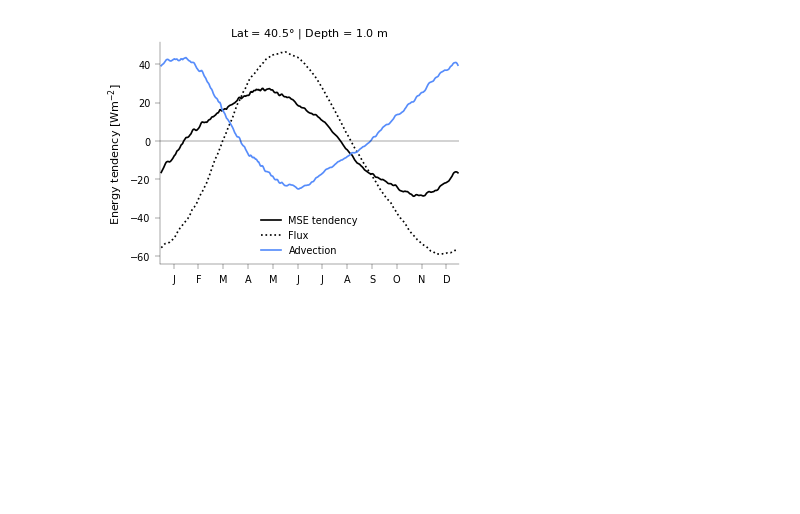
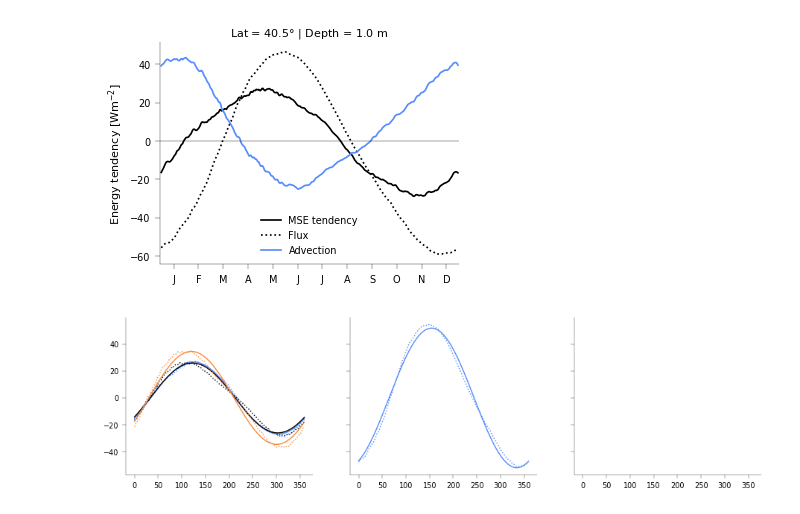
Before and after one commit to jduffield65/Isca, a Jupyter notebook: jobs/thesis_season/vary_odp.ipynb, the cells around one changed output. Cells and saved outputs as stored; diff of their text form; code cells hidden in the pictures; blank space fills up the shorter version.

```diff
--- a/jobs/thesis_season/vary_odp.ipynb
+++ b/jobs/thesis_season/vary_odp.ipynb
@@ -249,8 +251,11 @@ plt.show()
 # %% [output]
 [figure]
 # %%
+_, coef_amp_sl, coef_phase_sl = get_fourier_fit_xr(ds_sl.time, ds_sl.temp_surf, n_harmonics=1, pad_coefs_phase=True)
 _, coef_sw_amp_sl, _ = get_fourier_fit_xr(ds_sl.time, ds_sl.swdn_sfc, n_harmonics=1, pad_coefs_phase=True)
-coef_sw_amp_sl = np.abs(coef_sw_amp_sl.sel(harmonic=1))
+ds_sl['coef_sw_amp'] = np.abs(coef_sw_amp_sl.sel(harmonic=1))
+ds_sl['coef_amp'] = np.abs(coef_amp_sl.sel(harmonic=1))
+ds_sl['coef_phase'] = coef_phase_sl.sel(harmonic=1)
 
 coef_temp = {'amp': {}, 'phase': {}}
 for key in ['col', 'col_sphum', 'rad_atm', 'rad_surf']:
@@ -300,4 +317,72 @@ feedback_params['empirical']['coef_phase_col'] = coef_temp['phase']['col']
 feedback_params['empirical']['lambda_adv'], feedback_params['empirical']['coef_phase_adv'] = \
     utils.get_fit_coef_complex(ds_sl.adv_total, -ds_sl.temp_atm, ds_sl.time)
+# %%
+get_var_shift_xr = wrap_with_apply_ufunc(get_var_shift, input_core_dims=[['time'], [], [], ['time']],
+                                         output_core_dims=[['time']])
+
+def get_approx_mse_tend(temp_atm, coef_amp_col, coef_phase_col, mu, p_calc, time=ds_sl.time):
+    temp_atm_deriv = spline_deriv_xr(time * utils.day_seconds, temp_atm)
+    temp_atm_deriv_shift = get_var_shift_xr(temp_atm_deriv, coef_phase_col / (2 * np.pi / time.size),
+                                            None, time)
+    temp_col_tend = coef_amp_col * temp_atm_deriv_shift
+    sphum_tend = mu * temp_atm_deriv
+    c_a = c_p * p_calc / g
+    return c_a * (temp_col_tend + sphum_tend)
+
+def get_approx_flux_rhs(temp_atm, temp_surf, sw_abs, )
+# %%
+ind_use = 0
+ds_use = ds_sl.isel(odp=ind_use)
+param_use = {key: feedback_params['empirical'][key].isel(odp=ind_use) for key in feedback_params['empirical'].keys()}
+param_use['p_calc'] = p_calc.isel(odp=ind_use).mean(dim='time')
+
+fig, ax = plt.subplots(1, 3, sharex=True, sharey=True)
+fig_resize(fig, utils.width['two_col'] * 2)
+# MSE tendency on RHS
+ax[0].plot(ds_sl.time, ds_use['mse_tend'], color='C0', linestyle=':')
+var = get_fourier_fit_xr(ds.time, ds_use['mse_tend'], n_harmonics=1, pad_coefs_phase=True)[0]
+ax[0].plot(ds_sl.time, var, color='C0', label='Simulated')
+var = get_approx_mse_tend(ds_use.temp_atm, param_use['coef_amp_col'], param_use['coef_phase_col'],
+                          param_use['mu'], p_calc.isel(odp=ind_use))
+ax[0].plot(ds_sl.time, var, color='k', linestyle=':')
+var = get_fourier_fit_xr(ds.time, var, n_harmonics=1, pad_coefs_phase=True)[0]
+ax[0].plot(ds_sl.time, var, color='k', label='Empirical')
+# Also show the constant pressure version
+var = get_approx_mse_tend(ds_use.temp_atm, param_use['coef_amp_col0'], param_use['coef_phase_col0'],
+                          param_use['mu0'], param_use['p_calc'])
+ax[0].plot(ds_sl.time, var, color='C1', linestyle=':')
+var = get_fourier_fit_xr(ds.time, var, n_harmonics=1, pad_coefs_phase=True)[0]
+ax[0].plot(ds_sl.time, var, color='C1', label='Constant $p_s$')
+
+var = ds_use['flux_rhs']-ds_use['flux_rhs'].mean(dim='time')
+ax[1].plot(ds_sl.time, var, color='C0', linestyle=':')
+var = get_fourier_fit_xr(ds.time, var, n_harmonics=1, pad_coefs_phase=True)[0]
+ax[1].plot(ds_sl.time, var, color='C0')
+
+
+# var = spline_deriv_periodic_xr(ds_use.time*utils.day_seconds,
+#                                              (c_p*ds_use.temp_col + L_v*ds_use.sphum_col
+#                                               ) * param_use['p_calc']/g)
+# ax[0].plot(ds_sl.time, var, color='k')
+# var = spline_deriv_periodic_xr(ds_use.time*utils.day_seconds,
+#                                              (c_p*ds_use.temp_col + L_v*ds_use.sphum_col
+#                                               ) * p_calc.isel(odp=ind_use)/g)
+# ax[0].plot(ds_sl.time, var, color='k', linestyle=':')
+# var = get_fourier_fit_xr(ds.time, var, n_harmonics=1, pad_coefs_phase=True)[0]
+# if 'column' not in exp_dir:
+#     ax.plot(ds_sl.time, ds_sl['adv_total'].isel(odp=ind_use), color='C0', label='Advection')
+# else:
+#     print(f"Max error = {np.abs(ds_sl['adv_total'].isel(odp=ind_use)).max():.2f} W/m2")
+# update_linewidth(fig)
+# ax.axhline(0, color='k', lw=ax_linewidth)
+# ax.set_ylabel('Energy tendency [Wm$^{-2}$]')
+# ax.set_xlim(-1, 360)
+# ax.set_xticks(*utils.month_ticks)
+# ax.legend()
+# ax.set_title(f'Lat = {ds_sl.lat.values:.1f}$\degree$ | Depth = {depth} m', y=0.99)
+update_linewidth(fig)
+plt.show()
+# %% [output]
+[figure, added]
 # %%
 def get_theory_quantities(feedback_params_dict, heat_cap_surf=heat_cap_surf, albedo=albedo, sw_abs=sw_abs,
```
Also changed, not shown: parts of 6 cells of this notebook, 3 other files.
